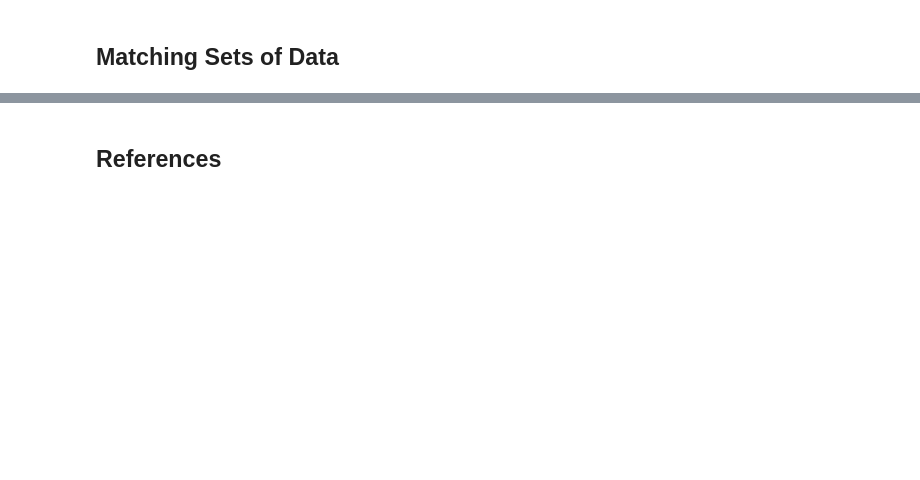
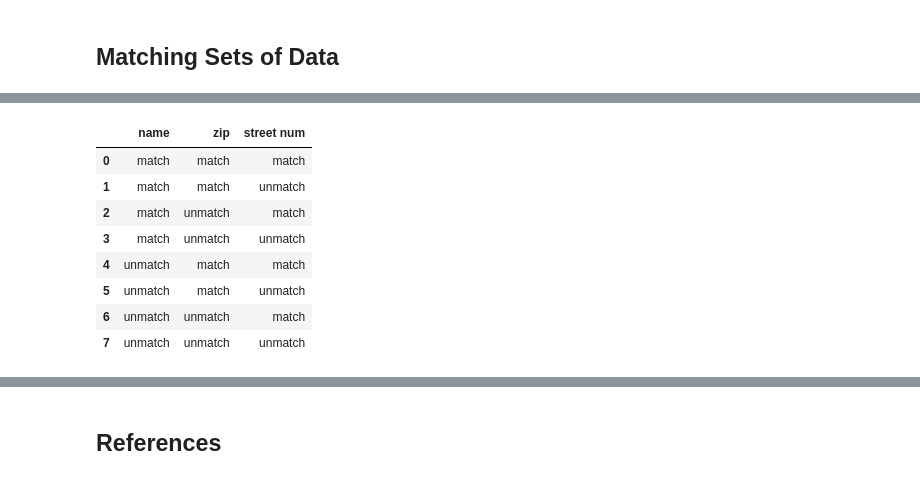
Before and after one commit to mikemull/Notebooks, a Jupyter notebook: Matching.ipynb, the cells around one changed output, grey strips where cells are left out. Drawn from its saved outputs; the diff is of its cells as text; code cells hidden in the pictures; blank space fills up the shorter version.

```diff
--- a/Matching.ipynb
+++ b/Matching.ipynb
@@ -462,0 +531,13 @@ dfmz[dfmz.score>0.85][['nname_x', 'nname_y', 'nzip', 'location_address', 'street
+# %%
+pd.DataFrame(data=list(itertools.product(['match','unmatch'], repeat=3)),
+             columns=['name', 'zip', 'street num'])
+# %% [output]
+|  | name | zip | street num |
+| 0 | match | match | match |
+| 1 | match | match | unmatch |
+| 2 | match | unmatch | match |
+| 3 | match | unmatch | unmatch |
+| 4 | unmatch | match | match |
+| 5 | unmatch | match | unmatch |
+| 6 | unmatch | unmatch | match |
+| 7 | unmatch | unmatch | unmatch |
```
Also changed, not shown: parts of 38 cells of this notebook.
